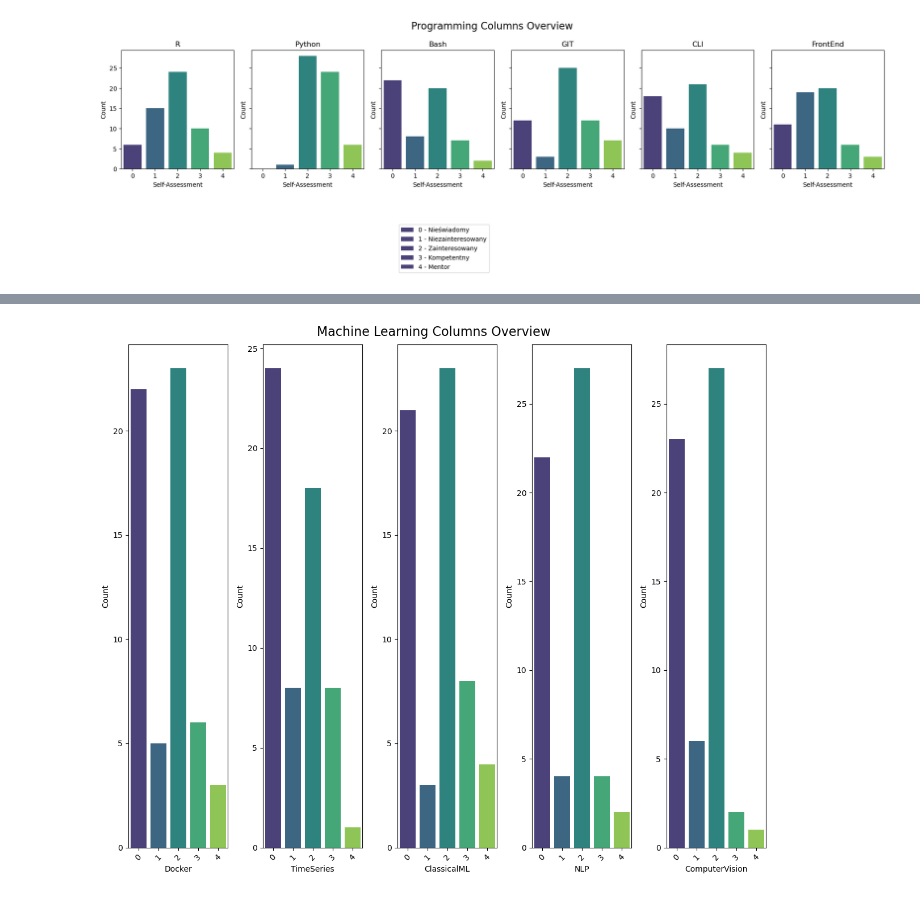
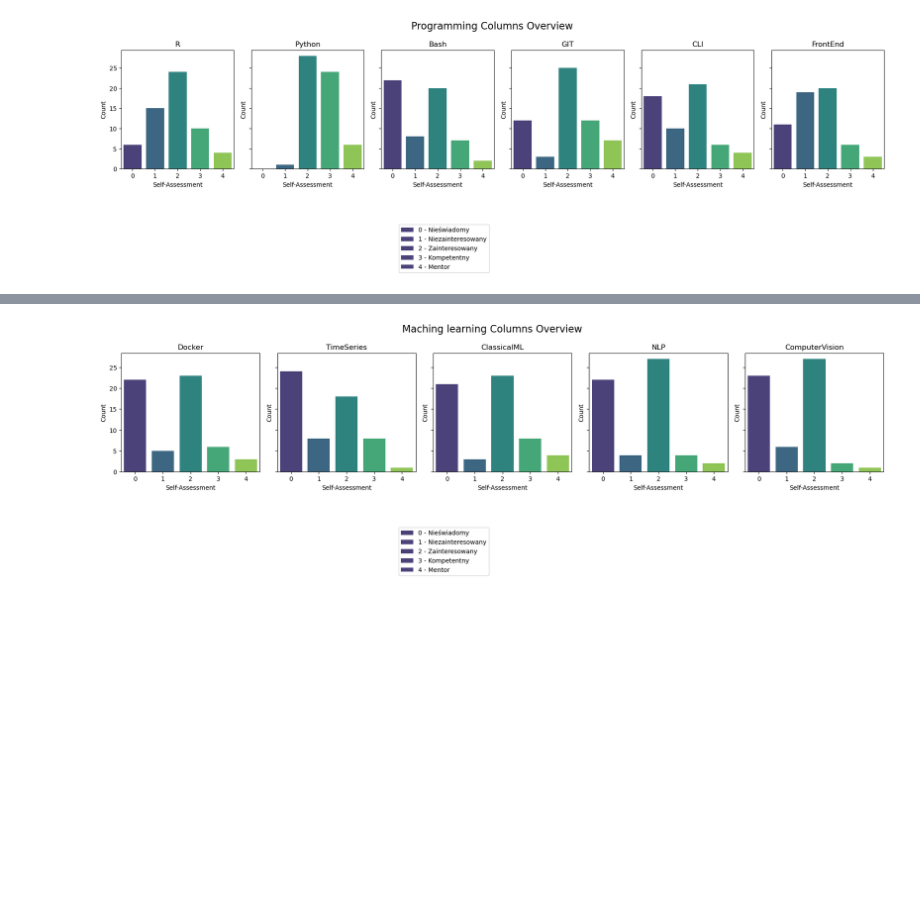
Before and after one commit to Mghd269/DMI-Project, a Jupyter notebook: notebooks/02_eda.ipynb, the cells around one changed output, grey strips where cells are left out. Saved outputs shown, nothing was run; the diff lists cells and outputs as text; code cells hidden in the pictures; blank space fills up the shorter version.

Commit message:
Distributions charts fix

```diff
--- a/notebooks/02_eda.ipynb
+++ b/notebooks/02_eda.ipynb
@@ -217,20 +179,29 @@ warnings.simplefilter('ignore')
 # %%
-#WERSJA 2
+fig, axes = plt.subplots(nrows=1, ncols=len(machine_learning), figsize=(18, 4), sharey=True)
 
-fig, axes = plt.subplots(nrows=1, ncols=len(machine_learning), figsize=(12, 10))
-for i, column in enumerate(machine_learning):
-    ax = axes[i]
-    sns.countplot(x=df1[column], ax=ax, palette='viridis')
+for i, ax in enumerate(axes):
+    sns.countplot(x=machine_learning[i], data=df1, ax=ax, palette='viridis')
+    ax.set_title(machine_learning[i])
+    ax.set_xlabel('Self-Assessment')
+    ax.set_ylabel('Count')
+    ax.set_xticks([0, 1, 2, 3, 4])
+    ax.set_xticklabels(['0', '1', '2', '3', '4'])
 
-    ax.set_xlabel(f'{column}')
-    ax.set_ylabel('Count')
-    ax.set_xticklabels(ax.get_xticklabels(), rotation=45)
-    ax.set_yticklabels([0, 5, 10, 15, 20, 25, 30, 35, 40, 45, 50])
+# Create custom legend
+legend_labels = [
+    '0 - Nieświadomy',
+    '1 - Niezainteresowany',
+    '2 - Zainteresowany',
+    '3 - Kompetentny',
+    '4 - Mentor'
+]
 
+# Add custom legend below the plot
+fig.legend(legend_labels, bbox_to_anchor=(0.5, -0.15), ncol=1, fontsize=10)
 
-fig.suptitle('Machine Learning Columns Overview', fontsize=16)
+fig.suptitle('Maching learning Columns Overview', fontsize=16)
 plt.tight_layout()
 plt.show()
 # %% [output]
-[figure, old version]
+[figure, new version]
 # %%
```
Also changed, not shown: parts of 6 cells of this notebook.
